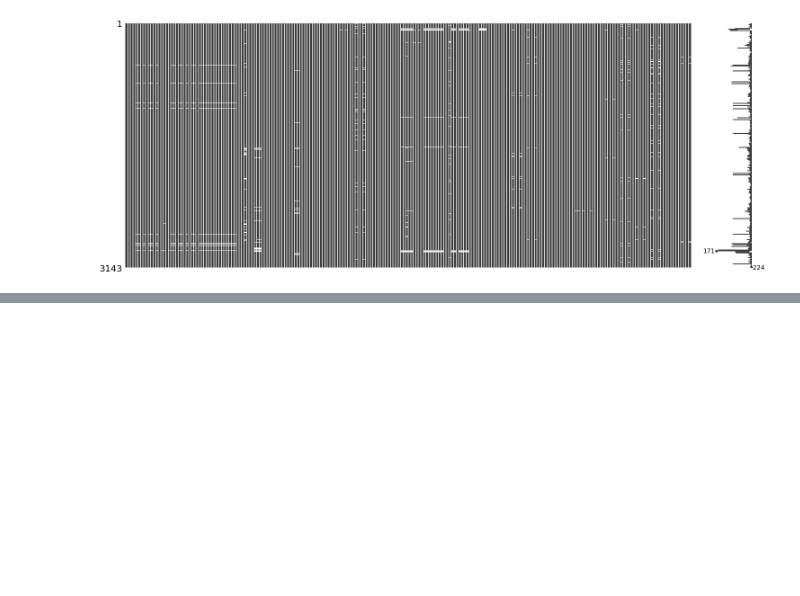
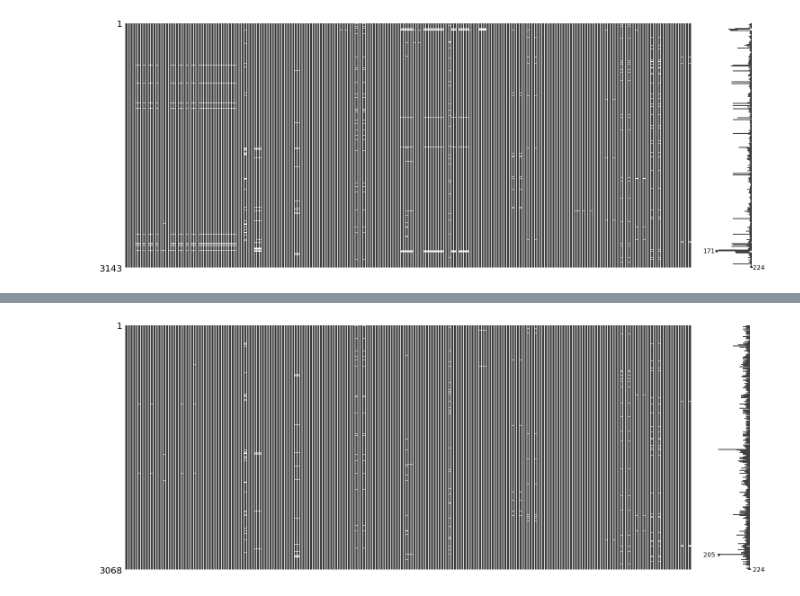
Before and after one commit to Porrster/DSD_Work, a Jupyter notebook: Proj1Food.ipynb, the cells around one changed output, grey strips where cells are left out. Cells and saved outputs as stored; diff of their text form; code cells hidden in the pictures; blank space fills up the shorter version.

```diff
--- a/Proj1Food.ipynb
+++ b/Proj1Food.ipynb
@@ -94,0 +102,27 @@ ValueError: labels [51510 'VA' 'Alexandria' nan nan nan nan nan nan nan nan nan
+# %%
+#Replace missing values with average for category.
+# logic is that since the missing values make up such a
+# small part of the dataset (about .2%), it would not
+# skew the results too much, while still retaining a large
+# amount of data that would have been lost had we simply removed
+# the entire rows
+
+for index, (k, a) in enumerate(food_clean.items()):
+    #skip over first three categories
+    if sum(pd.isnull(a)) > 0 and index > 2:
+        average = 0
+        for ind, (num, val) in enumerate(a.items()):
+            #Need to correct key index values because we dropped rows
+            # (ex. [0:"foo", 1:'foo', 2:'foo'] >*drop item 1*> [0:'foo', 2:'foo'], <- need to correct)
+            if ind != num:
+                a[ind] = a.pop(num)
+            if not pd.isnull(val):
+                average += val # < for some reason this wont work
+        average /= (len(a) - sum(pd.isnull(a)))
+        for i in range(len(a)):
+            if pd.isnull(a[i]):
+                food_clean[k][i] = average
+# %%
+msno.matrix(food_clean)
+# %% [output]
+[figure, added]
```
Also changed, not shown: parts of 3 cells of this notebook.
